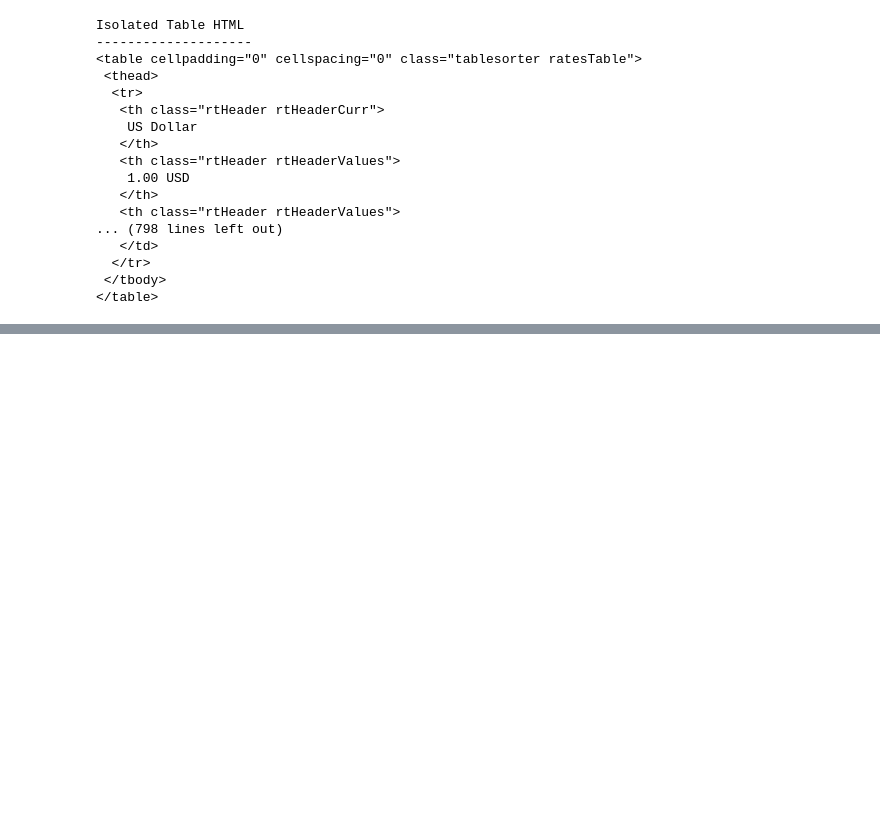
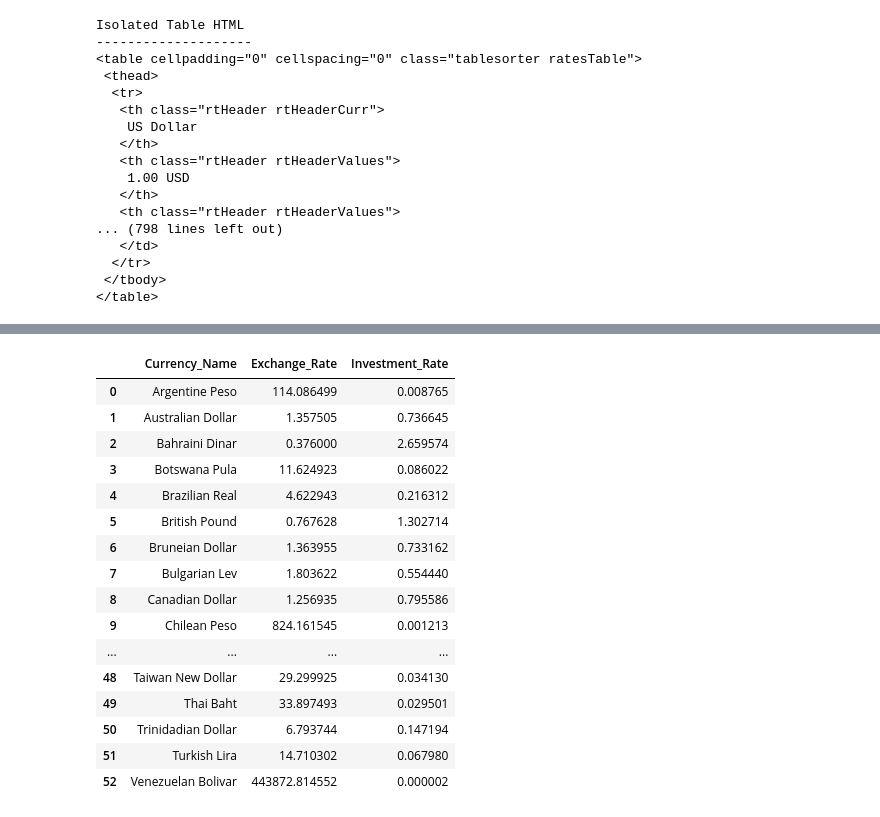
Before and after one commit to sashort/CSC221-sashort-GroupProject, a Jupyter notebook: CSC221-sashort-GroupProject.ipynb, the cells around one changed output, grey strips where cells are left out. Drawn from its saved outputs; the diff is of its cells as text; code cells hidden in the pictures; blank space fills up the shorter version.

```diff
--- a/CSC221-sashort-GroupProject.ipynb
+++ b/CSC221-sashort-GroupProject.ipynb
@@ -107,0 +200,27 @@ df.to_csv('CSC221-webscrape-data.csv')
+# %%
+# Resetting DF back to Alphabetical Order. Perhaps I should've just left it alone, or did the Investment Rate
+# first? Unlike the exchange rates, I do not feel as much need to sort them by the rate.
+
+df = df.sort_values(by=['Currency_Name'])
+
+df.reset_index(drop=True, inplace=True)
+
+df
+# %% [output]
+|  | Currency_Name | Exchange_Rate | Investment_Rate |
+| 0 | Argentine Peso | 114.086499 | 0.008765 |
+| 1 | Australian Dollar | 1.357505 | 0.736645 |
+| 2 | Bahraini Dinar | 0.376000 | 2.659574 |
+| 3 | Botswana Pula | 11.624923 | 0.086022 |
+| 4 | Brazilian Real | 4.622943 | 0.216312 |
+| 5 | British Pound | 0.767628 | 1.302714 |
+| 6 | Bruneian Dollar | 1.363955 | 0.733162 |
+| 7 | Bulgarian Lev | 1.803622 | 0.554440 |
+| 8 | Canadian Dollar | 1.256935 | 0.795586 |
+| 9 | Chilean Peso | 824.161545 | 0.001213 |
+| ... | ... | ... | ... |
+| 48 | Taiwan New Dollar | 29.299925 | 0.034130 |
+| 49 | Thai Baht | 33.897493 | 0.029501 |
+| 50 | Trinidadian Dollar | 6.793744 | 0.147194 |
+| 51 | Turkish Lira | 14.710302 | 0.067980 |
+| 52 | Venezuelan Bolivar | 443872.814552 | 0.000002 |
```
Also changed, not shown: parts of 7 cells of this notebook.
